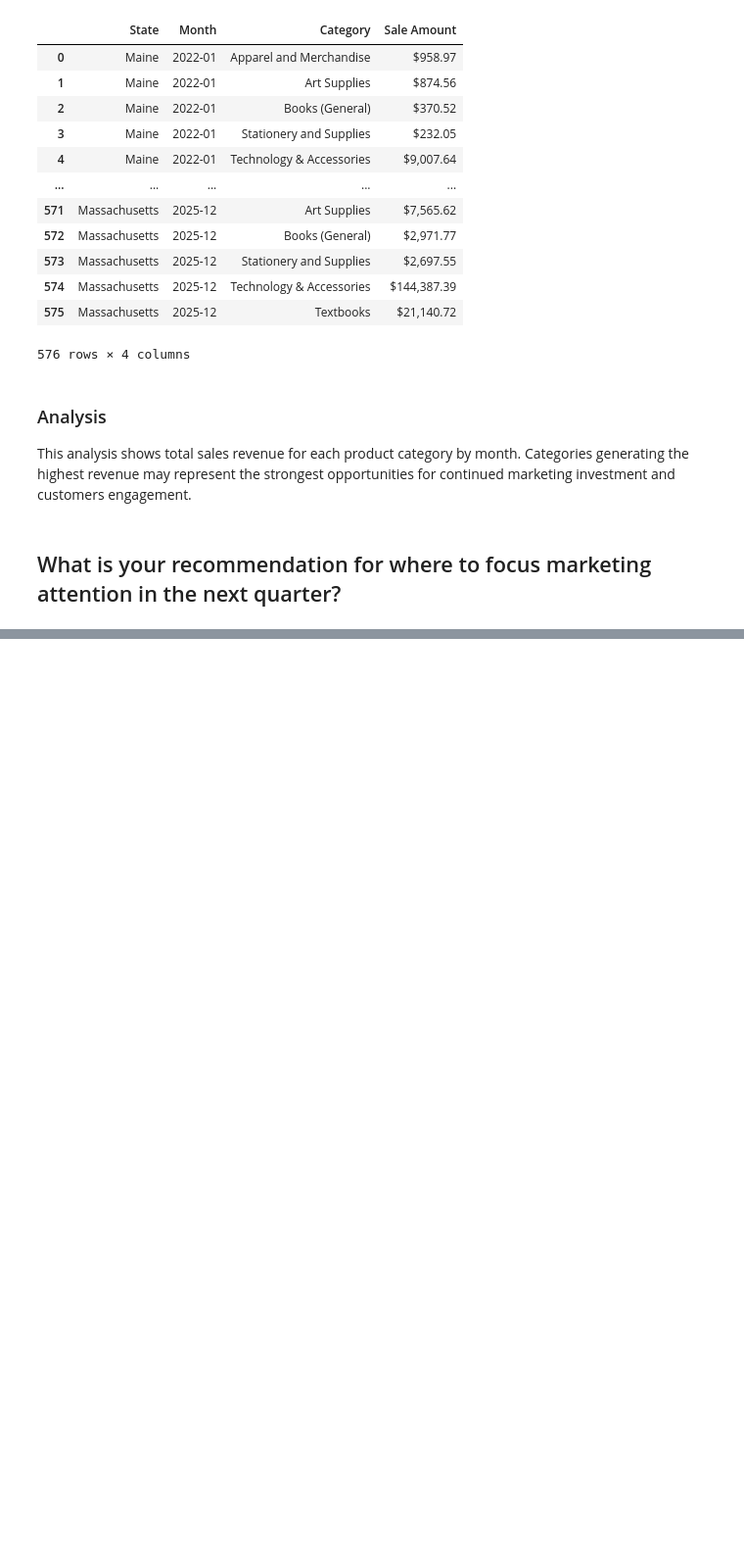
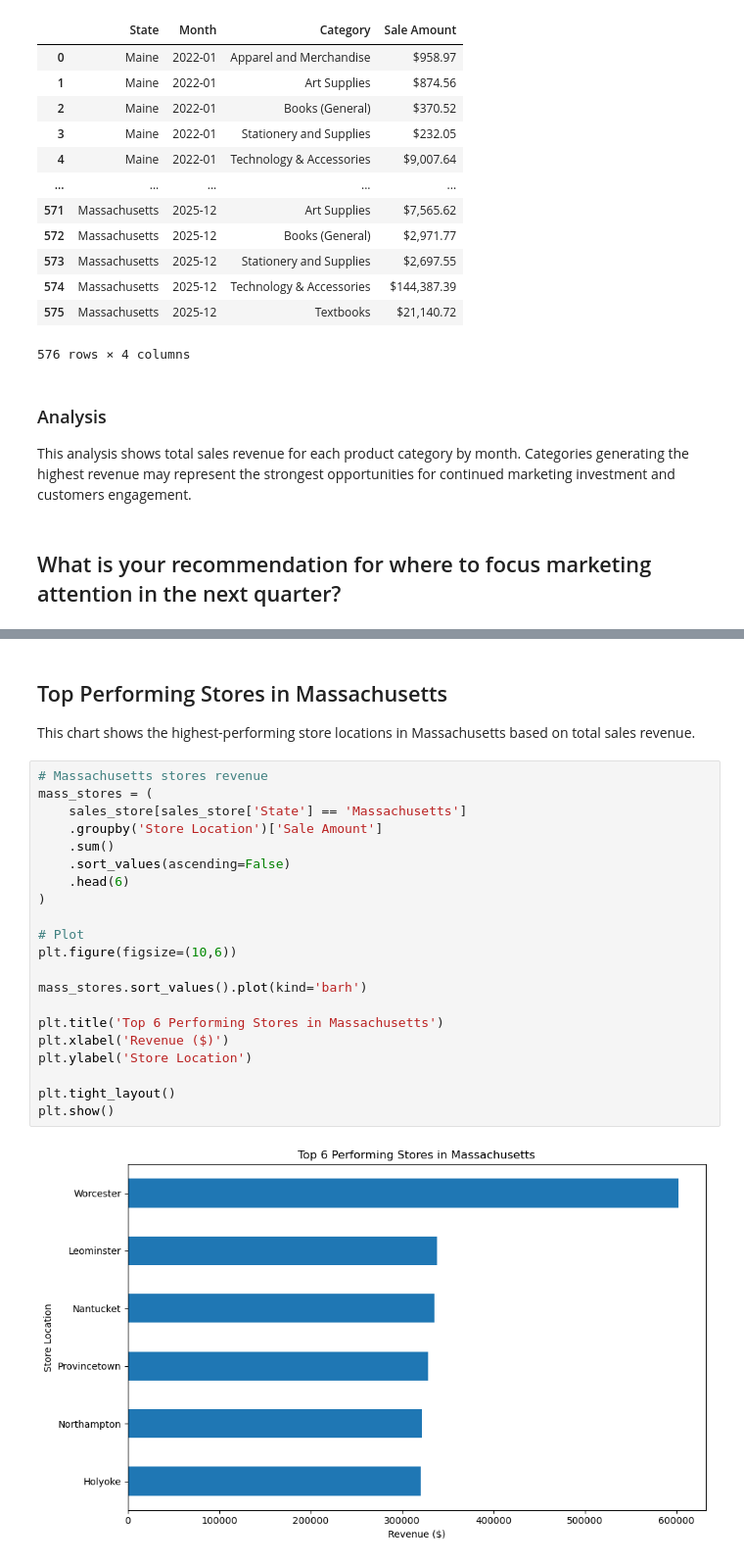
Before and after one commit to namimo06-oss/Capstone_2, a Jupyter notebook: miranda_sales_analysis.ipynb, the cells around one changed output, grey strips where cells are left out. Shown at 98% size. Saved outputs shown, nothing was run; the diff lists cells and outputs as text; blank space fills up the shorter version.

```diff
--- a/miranda_sales_analysis.ipynb
+++ b/miranda_sales_analysis.ipynb
@@ -502,0 +518,27 @@ plt.show()
+# %% [markdown]
+## Top Performing Stores in Massachusetts
+
+This chart shows the highest-performing store locations in Massachusetts based on total sales revenue.
+# %%
+# Massachusetts stores revenue
+mass_stores = (
+    sales_store[sales_store['State'] == 'Massachusetts']
+    .groupby('Store Location')['Sale Amount']
+    .sum()
+    .sort_values(ascending=False)
+    .head(6)
+)
+
+# Plot
+plt.figure(figsize=(10,6))
+
+mass_stores.sort_values().plot(kind='barh')
+
+plt.title('Top 6 Performing Stores in Massachusetts')
+plt.xlabel('Revenue ($)')
+plt.ylabel('Store Location')
+
+plt.tight_layout()
+plt.show()
+# %% [output]
+[figure, added]
```
Also changed, not shown: parts of 21 cells of this notebook, 1 other file.
